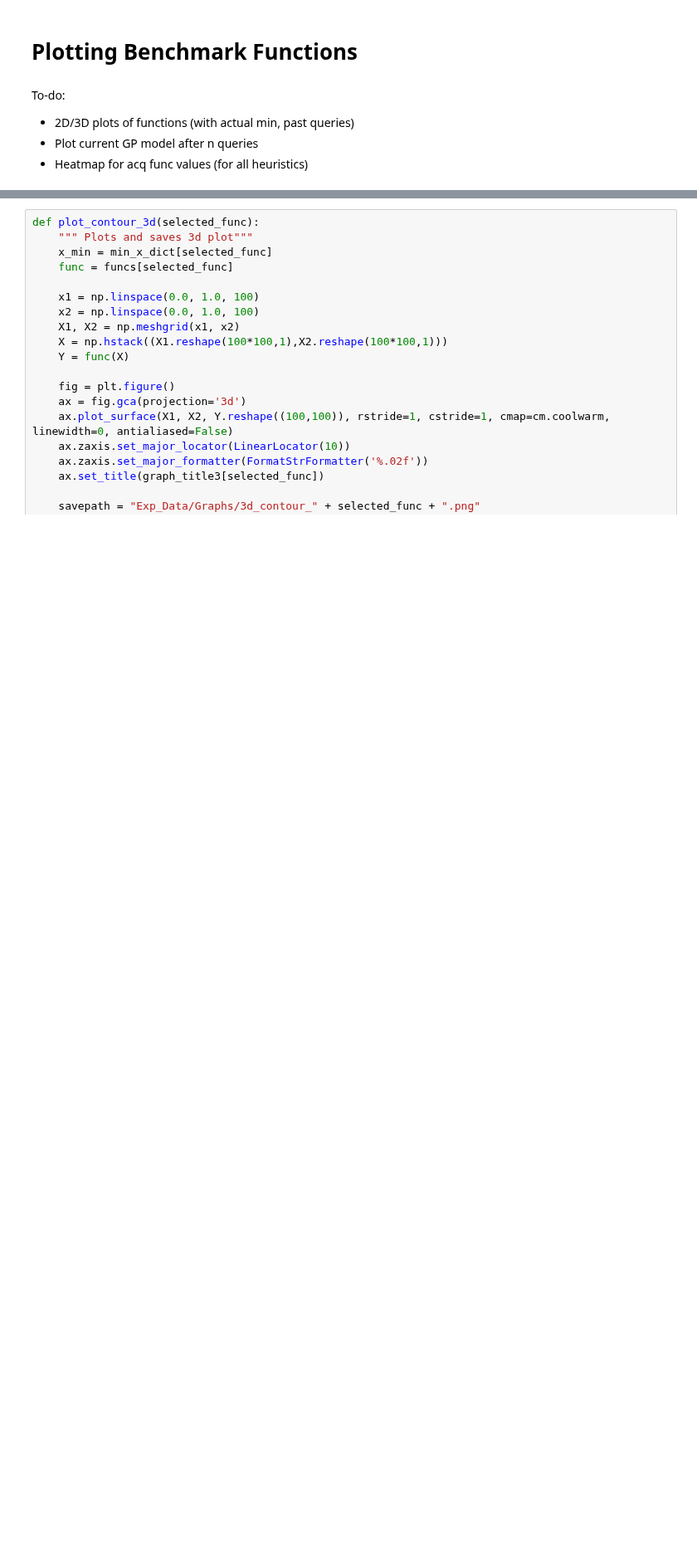
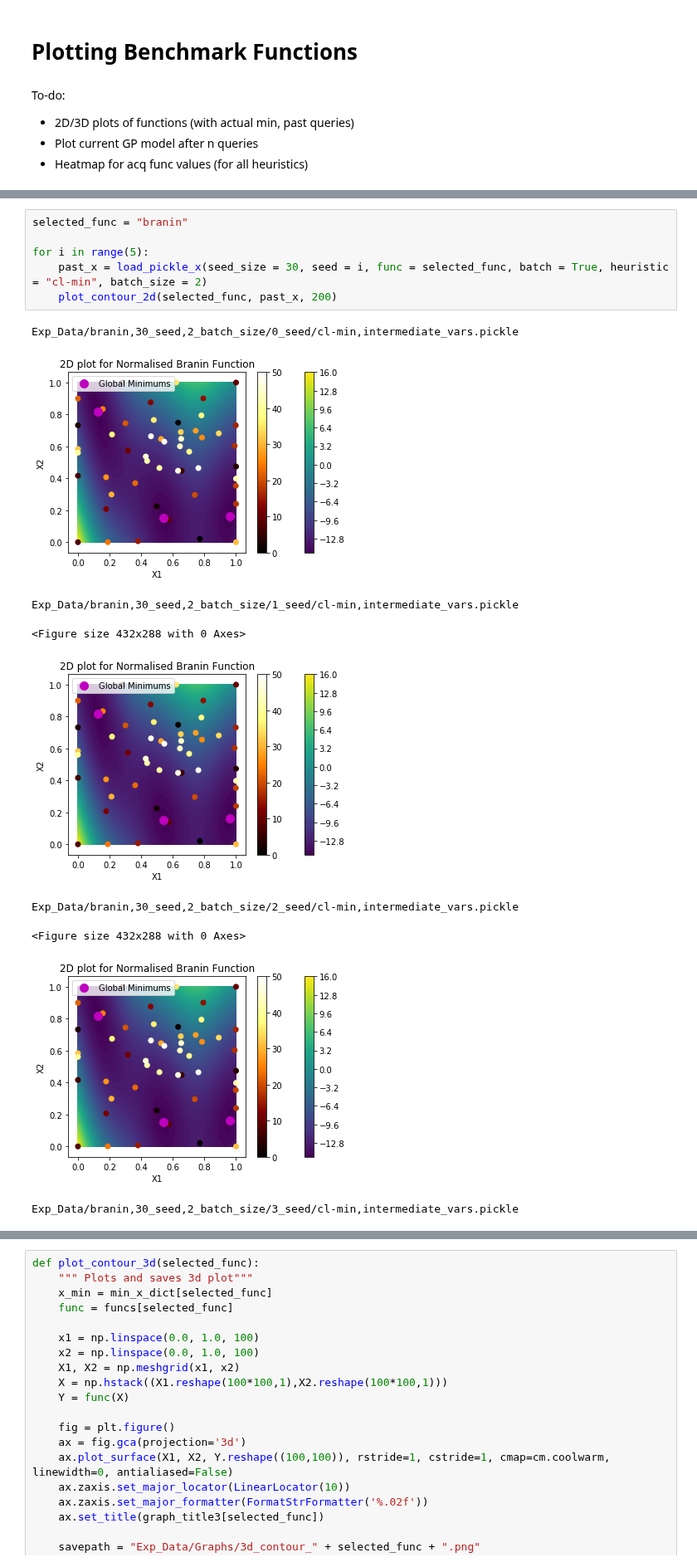
Before and after one commit to jamjs98764/Parallel-Bayesian-Optimisation, a Jupyter notebook: FITBO_GPy-FITBOMM_only/Plotting Results.ipynb, the cells around one changed output, grey strips where cells are left out. Shown at 83% size. Saved outputs shown, nothing was run; the diff lists cells and outputs as text; blank space fills up the shorter version.

```diff
--- a/FITBO_GPy-FITBOMM_only/Plotting Results.ipynb
+++ b/FITBO_GPy-FITBOMM_only/Plotting Results.ipynb
@@ -548,0 +566,16 @@ plot_contour_2d(selected_func)
+# %%
+selected_func = "branin"
+
+for i in range(5):
+    past_x = load_pickle_x(seed_size = 30, seed = i, func = selected_func, batch = True, heuristic = "cl-min", batch_size = 2)
+    plot_contour_2d(selected_func, past_x, 200)
+# %% [output]
+Exp_Data/branin,30_seed,2_batch_size/0_seed/cl-min,intermediate_vars.pickle
+[figure, added]
+Exp_Data/branin,30_seed,2_batch_size/1_seed/cl-min,intermediate_vars.pickle
+<Figure size 432x288 with 0 Axes>
+[figure, added]
+Exp_Data/branin,30_seed,2_batch_size/2_seed/cl-min,intermediate_vars.pickle
+<Figure size 432x288 with 0 Axes>
+[figure, added]
+Exp_Data/branin,30_seed,2_batch_size/3_seed/cl-min,intermediate_vars.pickle
```
Also changed, not shown: parts of 9 cells of this notebook, 5 other files.
